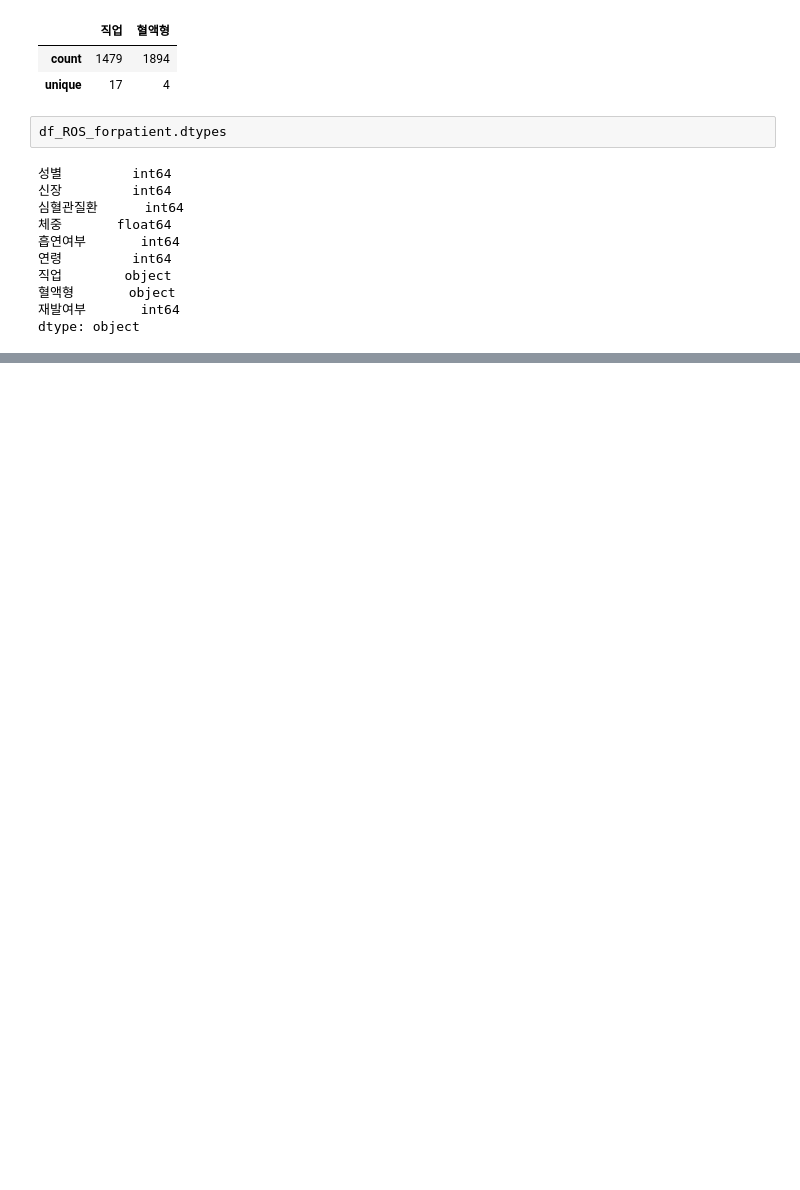
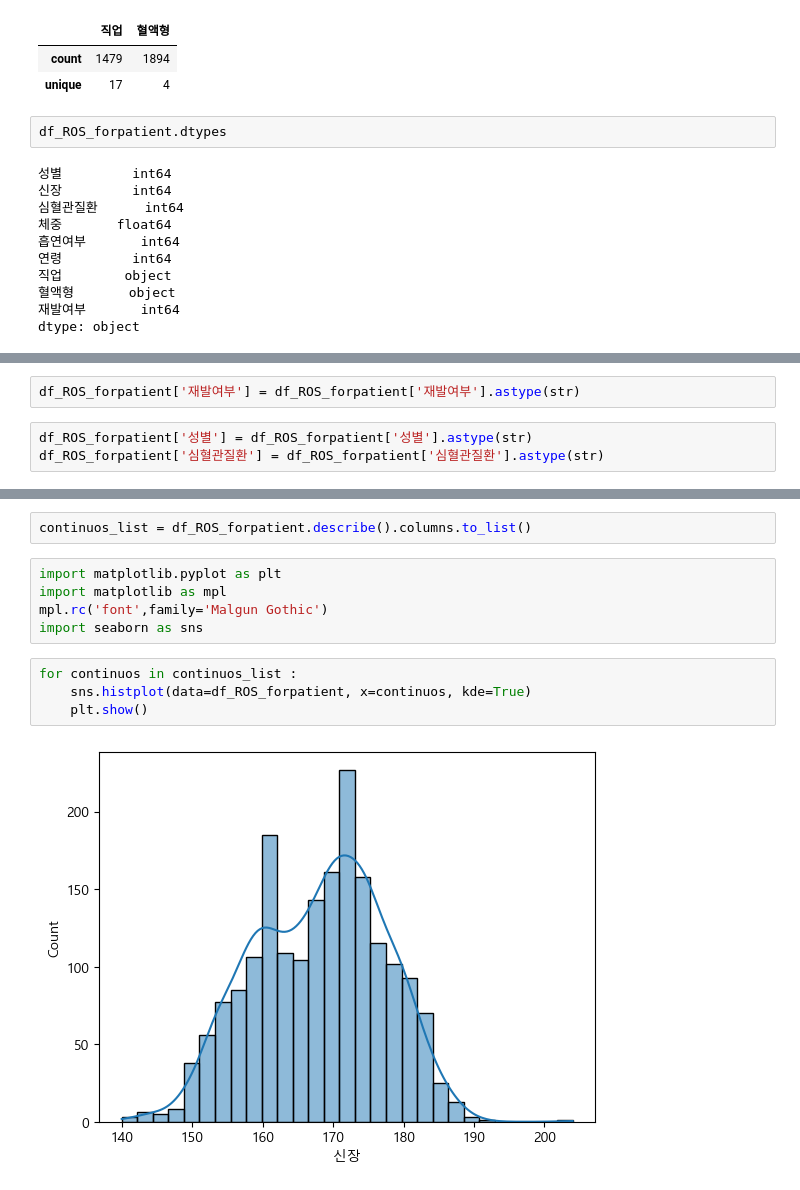
Before and after one commit to lovestar7914/study_data_analytics-1, a Jupyter notebook: codes/DDA/RecurrenceOfSurgery_DDA.ipynb, the cells around one changed output, grey strips where cells are left out. Drawn from its saved outputs; the diff is of its cells as text; blank space fills up the shorter version.

```diff
--- a/codes/DDA/RecurrenceOfSurgery_DDA.ipynb
+++ b/codes/DDA/RecurrenceOfSurgery_DDA.ipynb
@@ -257,0 +239,5 @@ df_ROS_forpatient.describe(include=object)
+# %%
+df_ROS_forpatient['재발여부'] = df_ROS_forpatient['재발여부'].astype(str)
+# %%
+df_ROS_forpatient['성별'] = df_ROS_forpatient['성별'].astype(str)
+df_ROS_forpatient['심혈관질환'] = df_ROS_forpatient['심혈관질환'].astype(str)
@@ -257,0 +257,13 @@ df_ROS_forpatient.describe(include=object)
+# %%
+continuos_list = df_ROS_forpatient.describe().columns.to_list()
+# %%
+import matplotlib.pyplot as plt
+import matplotlib as mpl
+mpl.rc('font',family='Malgun Gothic')
+import seaborn as sns
+# %%
+for continuos in continuos_list :
+    sns.histplot(data=df_ROS_forpatient, x=continuos, kde=True)
+    plt.show()
+# %% [output]
+[figure, added]
```
Also changed, not shown: parts of 9 cells of this notebook, 2 other files.
